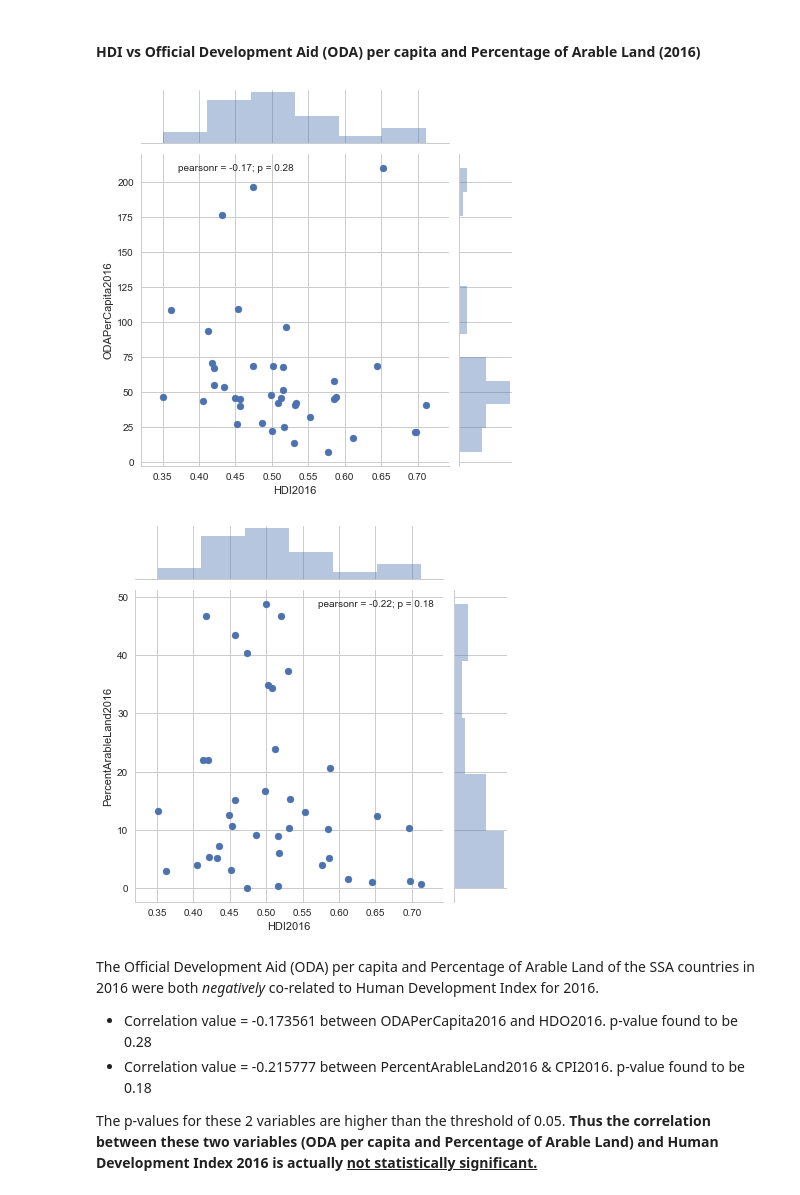
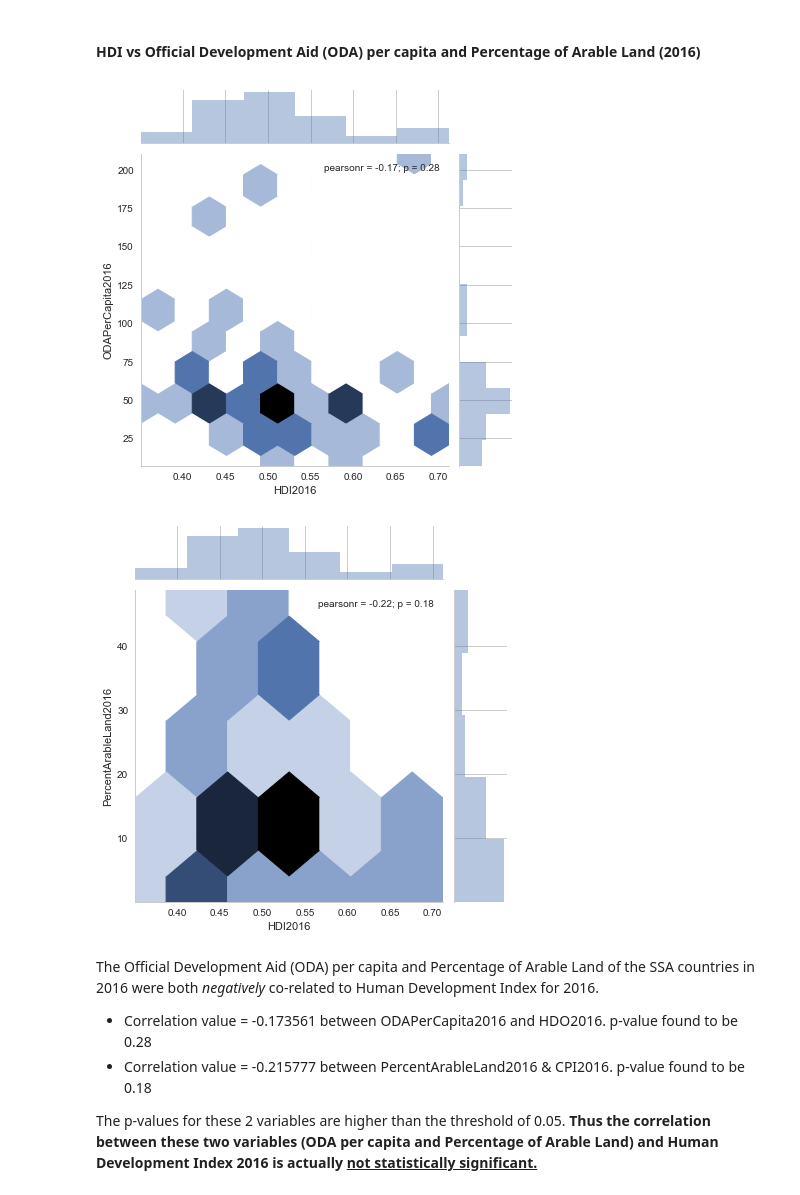
Before and after one commit to radhikaghosh/DataAnalyticsWithPython, a Jupyter notebook: Capstone_EDA_on_factors_affecting_HDI.ipynb, the cells around one changed output. Drawn from its saved outputs; the diff is of its cells as text; code cells hidden in the pictures.

Commit message:
Add files via upload
Capstone Project: Exploratory Data Analysis of the factors impacting a country's Human Development Index

```diff
--- a/Capstone_EDA_on_factors_affecting_HDI.ipynb
+++ b/Capstone_EDA_on_factors_affecting_HDI.ipynb
@@ -916,16 +916,16 @@ The p-values are lower than the threshold of 0.05. <b>Thus the correlation betwe
 # %%
 import pandas as pd
 import seaborn as sns
 from matplotlib import pyplot as plt
 df = SSA_2016
-sns.jointplot(x = 'HDI2016',y = 'ODAPerCapita2016',data = df)
+sns.jointplot(x = 'HDI2016',y = 'ODAPerCapita2016',data = df, kind='hex')
 plt.show()
 
-sns.jointplot(x = 'HDI2016',y = 'PercentArableLand2016',data = df)
+sns.jointplot(x = 'HDI2016',y = 'PercentArableLand2016',data = df, kind='hex')
 plt.show()
 # %% [output]
-[figure, old version]
+[figure, new version]
-[figure, old version]
+[figure, new version]
 # %% [markdown]
 The Official Development Aid (ODA) per capita and Percentage of Arable Land of the SSA countries in 2016 were both <i>negatively</i> co-related to Human Development Index for 2016.
 - Correlation value = -0.173561 between ODAPerCapita2016 and HDO2016. p-value found to be 0.28
```
Also changed, not shown: parts of 6 cells of this notebook.
